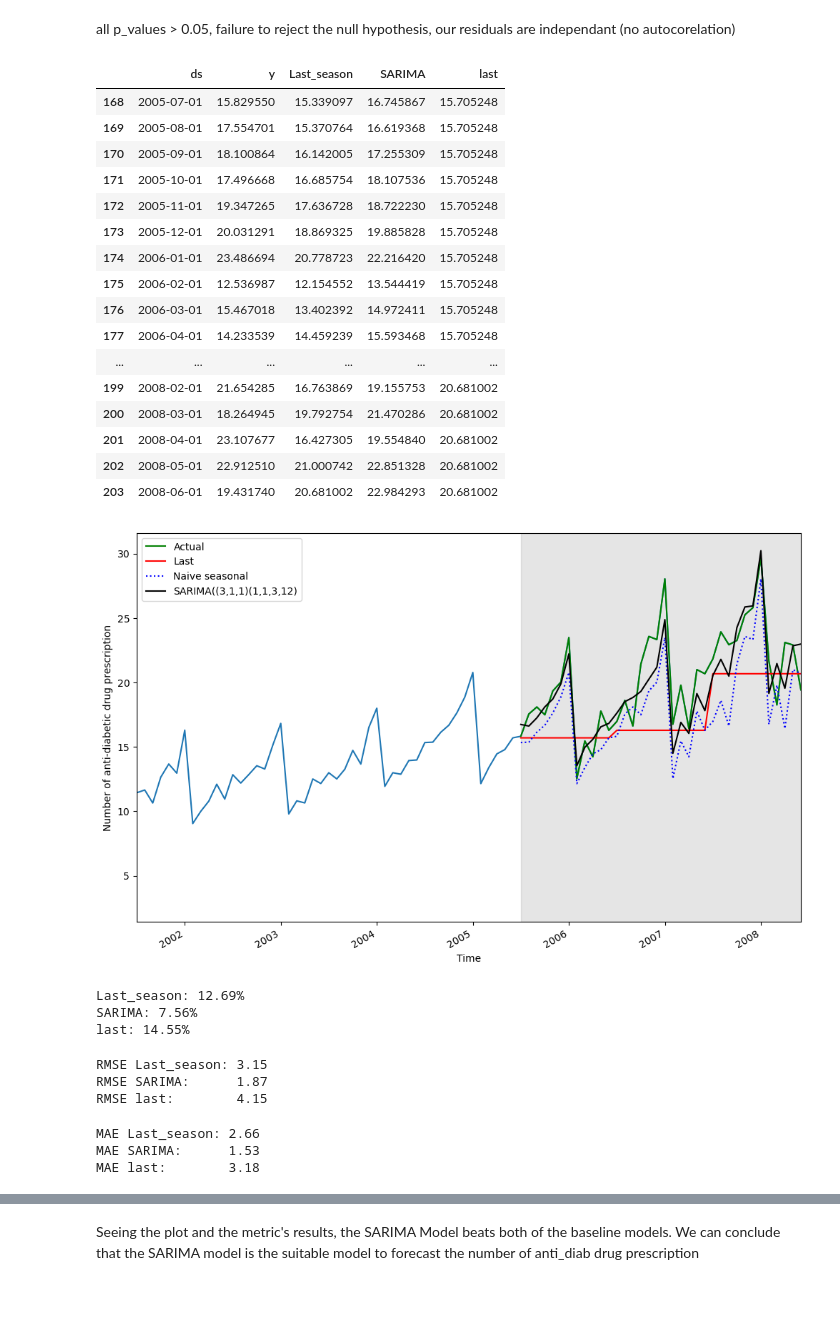
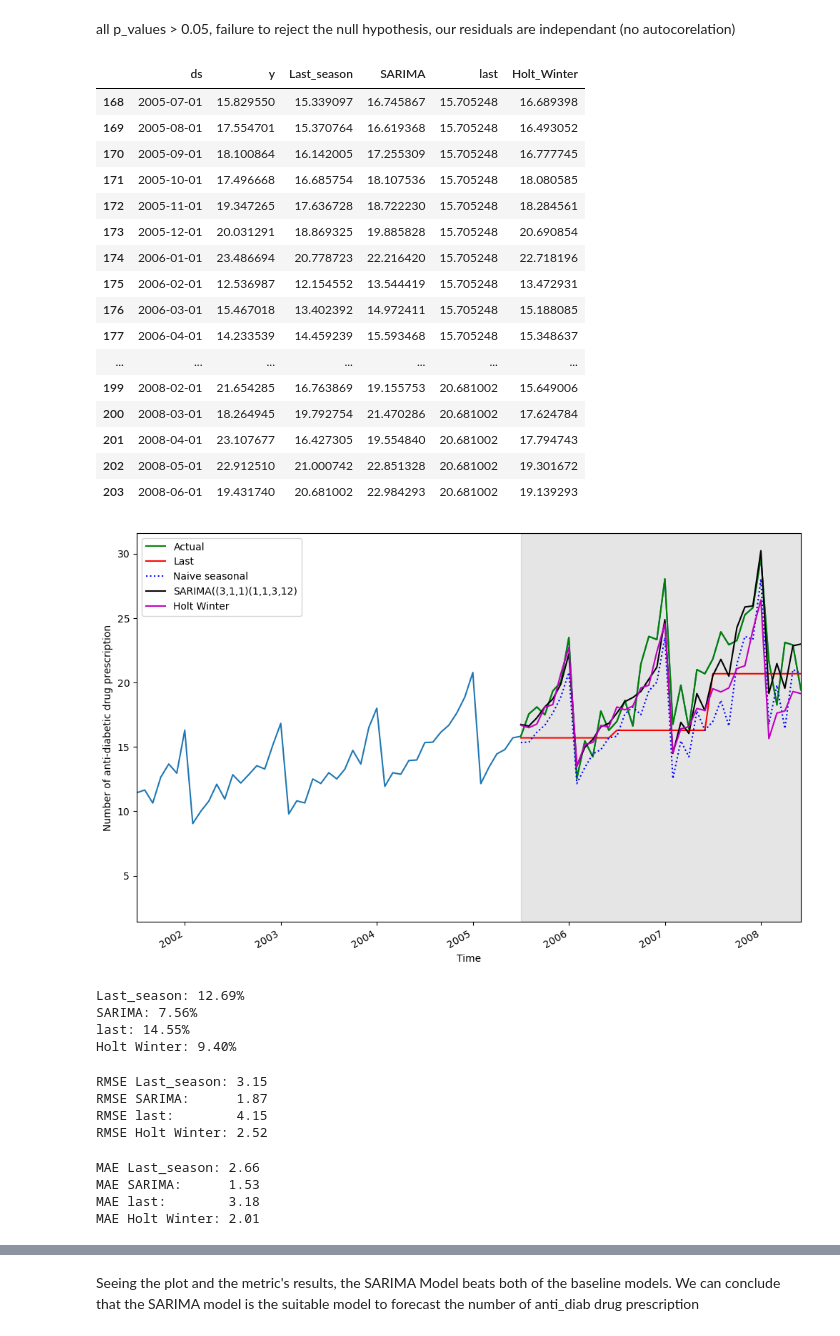
Before and after one commit to MrX1710/Projects, a Jupyter notebook: AntiDiab_AU_TS/Anti_diab_TS.ipynb, the cells around one changed output, grey strips where cells are left out. Cells and saved outputs as stored; diff of their text form; code cells hidden in the pictures; blank space fills up the shorter version.

```diff
--- a/AntiDiab_AU_TS/Anti_diab_TS.ipynb
+++ b/AntiDiab_AU_TS/Anti_diab_TS.ipynb
@@ -186,0 +190,14 @@ from joblib import Parallel, delayed
+# %%
+HW_model = ExponentialSmoothing(
+    train,
+    trend='add',
+    seasonal='mul',
+    seasonal_periods=12
+)
+
+HW_result = HW_model.fit(
+    smoothing_level=None,
+    smoothing_trend=None,
+    smoothing_seasonal=None,
+    optimized=True
+)
@@ -186,0 +217,3 @@ from joblib import Parallel, delayed
+# %%
+HW_forecast = HW_result.forecast(steps=36)
+HW_forecast
@@ -307,86 +360,98 @@ pred_df = dataset[168:]
 pred_df['last'] = Forecast_methods(dataset, TRAIN_LEN, HORIZON, WINDOW, 'last')
 pred_df['Last_season'] = Forecast_methods(dataset, TRAIN_LEN, HORIZON, WINDOW, 'last_season')
 pred_df['SARIMA'] = Forecast_methods(dataset, TRAIN_LEN, HORIZON, WINDOW, 'SARIMA')
+# %%
+pred_df['Holt_Winter'] = HW_forecast
 # %%
 pred_df
 # %% [output]
-|  | ds | y | Last_season | SARIMA | last |
-| 168 | 2005-07-01 | 15.829550 | 15.339097 | 16.745867 | 15.705248 |
-| 169 | 2005-08-01 | 17.554701 | 15.370764 | 16.619368 | 15.705248 |
-| 170 | 2005-09-01 | 18.100864 | 16.142005 | 17.255309 | 15.705248 |
-| 171 | 2005-10-01 | 17.496668 | 16.685754 | 18.107536 | 15.705248 |
-| 172 | 2005-11-01 | 19.347265 | 17.636728 | 18.722230 | 15.705248 |
-| 173 | 2005-12-01 | 20.031291 | 18.869325 | 19.885828 | 15.705248 |
-| 174 | 2006-01-01 | 23.486694 | 20.778723 | 22.216420 | 15.705248 |
-| 175 | 2006-02-01 | 12.536987 | 12.154552 | 13.544419 | 15.705248 |
-| 176 | 2006-03-01 | 15.467018 | 13.402392 | 14.972411 | 15.705248 |
-| 177 | 2006-04-01 | 14.233539 | 14.459239 | 15.593468 | 15.705248 |
-| ... | ... | ... | ... | ... | ... |
-| 199 | 2008-02-01 | 21.654285 | 16.763869 | 19.155753 | 20.681002 |
-| 200 | 2008-03-01 | 18.264945 | 19.792754 | 21.470286 | 20.681002 |
-| 201 | 2008-04-01 | 23.107677 | 16.427305 | 19.554840 | 20.681002 |
-| 202 | 2008-05-01 | 22.912510 | 21.000742 | 22.851328 | 20.681002 |
-| 203 | 2008-06-01 | 19.431740 | 20.681002 | 22.984293 | 20.681002 |
+|  | ds | y | Last_season | SARIMA | last | Holt_Winter |
+| 168 | 2005-07-01 | 15.829550 | 15.339097 | 16.745867 | 15.705248 | 16.689398 |
+| 169 | 2005-08-01 | 17.554701 | 15.370764 | 16.619368 | 15.705248 | 16.493052 |
+| 170 | 2005-09-01 | 18.100864 | 16.142005 | 17.255309 | 15.705248 | 16.777745 |
+| 171 | 2005-10-01 | 17.496668 | 16.685754 | 18.107536 | 15.705248 | 18.080585 |
+| 172 | 2005-11-01 | 19.347265 | 17.636728 | 18.722230 | 15.705248 | 18.284561 |
+| 173 | 2005-12-01 | 20.031291 | 18.869325 | 19.885828 | 15.705248 | 20.690854 |
+| 174 | 2006-01-01 | 23.486694 | 20.778723 | 22.216420 | 15.705248 | 22.718196 |
+| 175 | 2006-02-01 | 12.536987 | 12.154552 | 13.544419 | 15.705248 | 13.472931 |
+| 176 | 2006-03-01 | 15.467018 | 13.402392 | 14.972411 | 15.705248 | 15.188085 |
+| 177 | 2006-04-01 | 14.233539 | 14.459239 | 15.593468 | 15.705248 | 15.348637 |
+| ... | ... | ... | ... | ... | ... | ... |
+| 199 | 2008-02-01 | 21.654285 | 16.763869 | 19.155753 | 20.681002 | 15.649006 |
+| 200 | 2008-03-01 | 18.264945 | 19.792754 | 21.470286 | 20.681002 | 17.624784 |
+| 201 | 2008-04-01 | 23.107677 | 16.427305 | 19.554840 | 20.681002 | 17.794743 |
+| 202 | 2008-05-01 | 22.912510 | 21.000742 | 22.851328 | 20.681002 | 19.301672 |
+| 203 | 2008-06-01 | 19.431740 | 20.681002 | 22.984293 | 20.681002 | 19.139293 |
 # %%
 fig, ax = plt.subplots(figsize=(12,8))
 
 ax.plot(dataset['y'])
 ax.plot(pred_df['y'], 'g-', label='Actual')
 ax.plot(pred_df['last'], 'r-', label='Last')
 ax.plot(pred_df['Last_season'], 'b:', label='Naive seasonal')
 ax.plot(pred_df['SARIMA'], 'k-', label='SARIMA((3,1,1)(1,1,3,12)')
+ax.plot(pred_df['Holt_Winter'], 'm-', label='Holt Winter')
 ax.set_xlabel('Time')
 ax.set_ylabel('Number of anti-diabetic drug prescription')
 ax.axvspan(168, 203, color='grey', alpha=0.2)
 
 plt.xticks(
     np.arange(6,203,12),
     np.arange(1992,2009,1)
     )
 ax.set_xlim(120, 203)
 
 fig.autofmt_xdate()
 plt.legend()
 plt.show()
 # %% [output]
-[figure, old version]
+[figure, new version]
 # %%
 
 mape_last_season = mape(pred_df['y'], pred_df['Last_season']) * 100
 mape_sarima = mape(pred_df['y'], pred_df['SARIMA']) * 100
 mape_last = mape(pred_df['y'], pred_df['last']) * 100
+mape_hw = mape(pred_df['y'], pred_df['Holt_Winter']) * 100
 
 print(f"Last_season: {mape_last_season:.2f}%")
 print(f"SARIMA: {mape_sarima:.2f}%")
 print(f"last: {mape_last:.2f}%")
+print(f"Holt Winter: {mape_hw:.2f}%")
 # %% [output]
 Last_season: 12.69%
 SARIMA: 7.56%
 last: 14.55%
+Holt Winter: 9.40%
 # %%
 rmse_last_season = rmse(pred_df['y'], pred_df['Last_season'])
 rmse_sarima = rmse(pred_df['y'], pred_df['SARIMA'])
 rmse_last = rmse(pred_df['y'], pred_df['last'])
+rmse_hw = rmse(pred_df['y'], pred_df['Holt_Winter'])
 
 print(f"RMSE Last_season: {rmse_last_season:.2f}")
 print(f"RMSE SARIMA:      {rmse_sarima:.2f}")
 print(f"RMSE last:        {rmse_last:.2f}")
+print(f"RMSE Holt Winter: {rmse_hw:.2f}")
 # %% [output]
 RMSE Last_season: 3.15
 RMSE SARIMA:      1.87
 RMSE last:        4.15
+RMSE Holt Winter: 2.52
 # %%
 mae_last_season = mae(pred_df['y'], pred_df['Last_season'])
 mae_sarima = mae(pred_df['y'], pred_df['SARIMA'])
 mae_last = mae(pred_df['y'], pred_df['last'])
+mae_hw = mae(pred_df['y'], pred_df['Holt_Winter'])
 
 print(f"MAE Last_season: {mae_last_season:.2f}")
 print(f"MAE SARIMA:      {mae_sarima:.2f}")
 print(f"MAE last:        {mae_last:.2f}")
+print(f"MAE Holt Winter: {mae_hw:.2f}")
 # %% [output]
 MAE Last_season: 2.66
 MAE SARIMA:      1.53
 MAE last:        3.18
+MAE Holt Winter: 2.01
 # %%
 fig, (ax1,ax2,ax3) = plt.subplots(ncols=1, nrows=3, figsize=(12,10))
 
```
Also changed, not shown: parts of 9 cells of this notebook.
